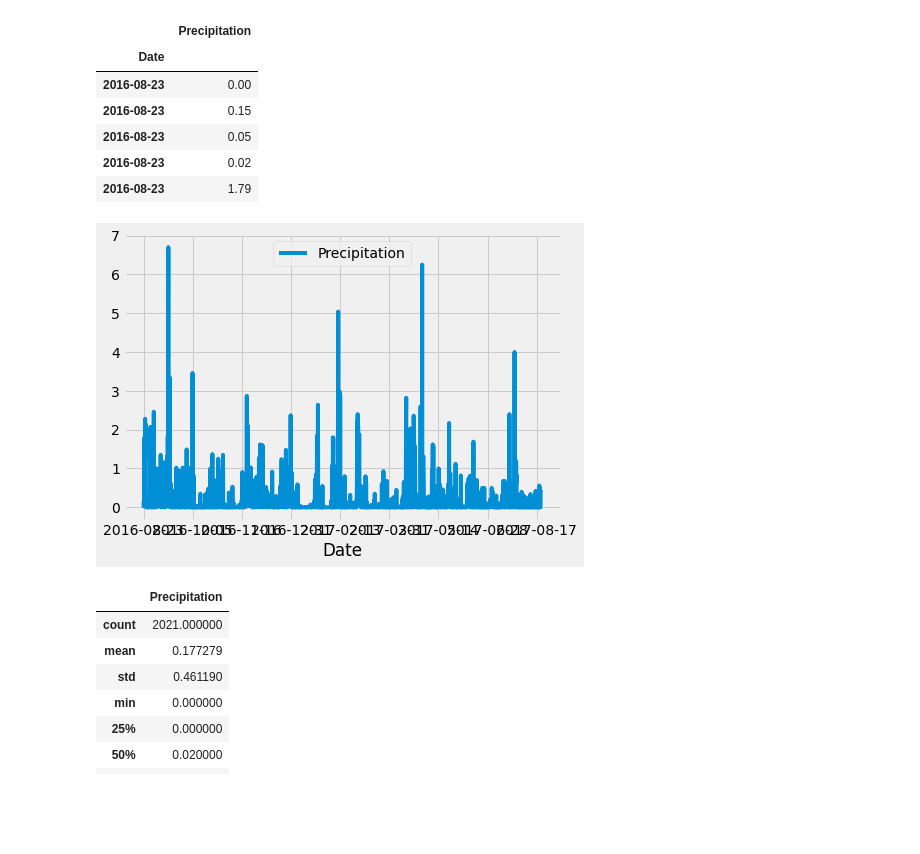
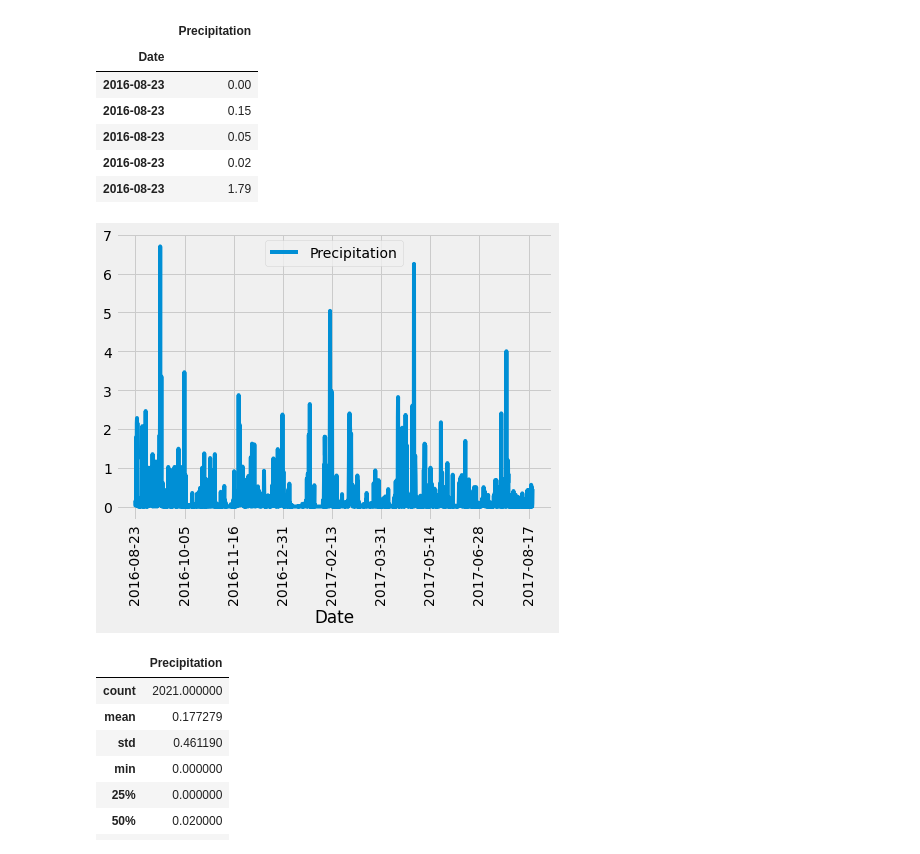
Before and after one commit to hinaabidi/SQLAlchemy-Challenge, a Jupyter notebook: climate_starter.ipynb, the cells around one changed output. Drawn from its saved outputs; the diff is of its cells as text; code cells hidden in the pictures; blank space fills up the shorter version.

```diff
--- a/climate_starter.ipynb
+++ b/climate_starter.ipynb
@@ -126,11 +108,12 @@ df.head()
 # %%
 
 # Use Pandas Plotting with Matplotlib to plot the data
 df.plot(figsize=(7,5))
 plt.tight_layout()
+plt.xticks(rotation=90)
 plt.savefig('Images/Precipitation.png')
 # %% [output]
-[figure, old version]
+[figure, new version]
 # %%
 # Use Pandas to calcualte the summary statistics for the precipitation data
 df.describe()
```
Also changed, not shown: parts of 18 cells of this notebook, 5 other files.
